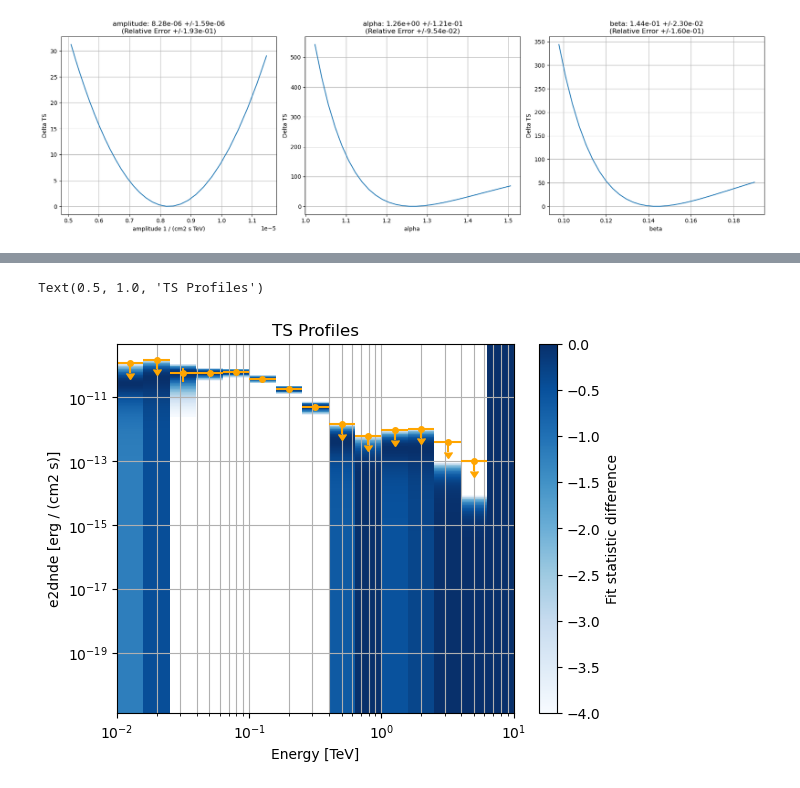
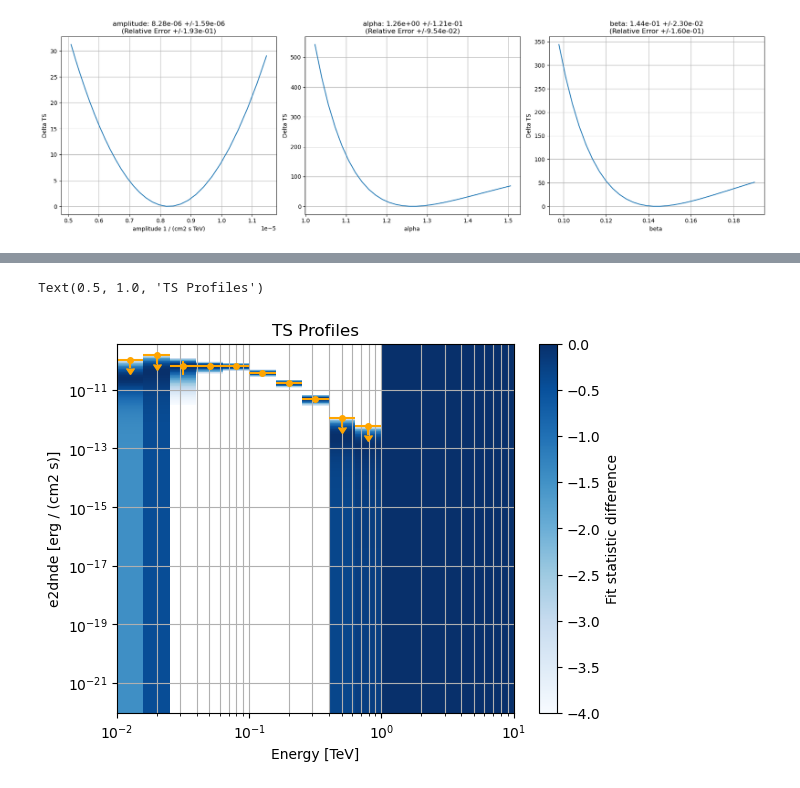
Before and after one commit to chaimain/asgardpy, a Jupyter notebook: notebooks/joint_fit_LAT_LST.ipynb, the cells around one changed output, grey strips where cells are left out. Cells and saved outputs as stored; diff of their text form; code cells hidden in the pictures.

```diff
--- a/notebooks/joint_fit_LAT_LST.ipynb
+++ b/notebooks/joint_fit_LAT_LST.ipynb
@@ -430,12 +432,12 @@ Text(0.5, 1.0, 'TS Profiles')
 # %%
-analysis.flux_points[1].plot_ts_profiles(sed_type="e2dnde")
-analysis.flux_points[1].plot(sed_type="e2dnde", color="orange")
+analysis.flux_points[2].plot_ts_profiles(sed_type="e2dnde")
+analysis.flux_points[2].plot(sed_type="e2dnde", color="orange")
 
 plt.grid(which='both')
 plt.title('TS Profiles')
 # %% [output]
 Text(0.5, 1.0, 'TS Profiles')
-[figure, old version]
+[figure, new version]
 # %%
 e_plot_min = 70 * u.MeV
 e_plot_max = 70 * u.TeV
```
Also changed, not shown: parts of 8 cells of this notebook.
